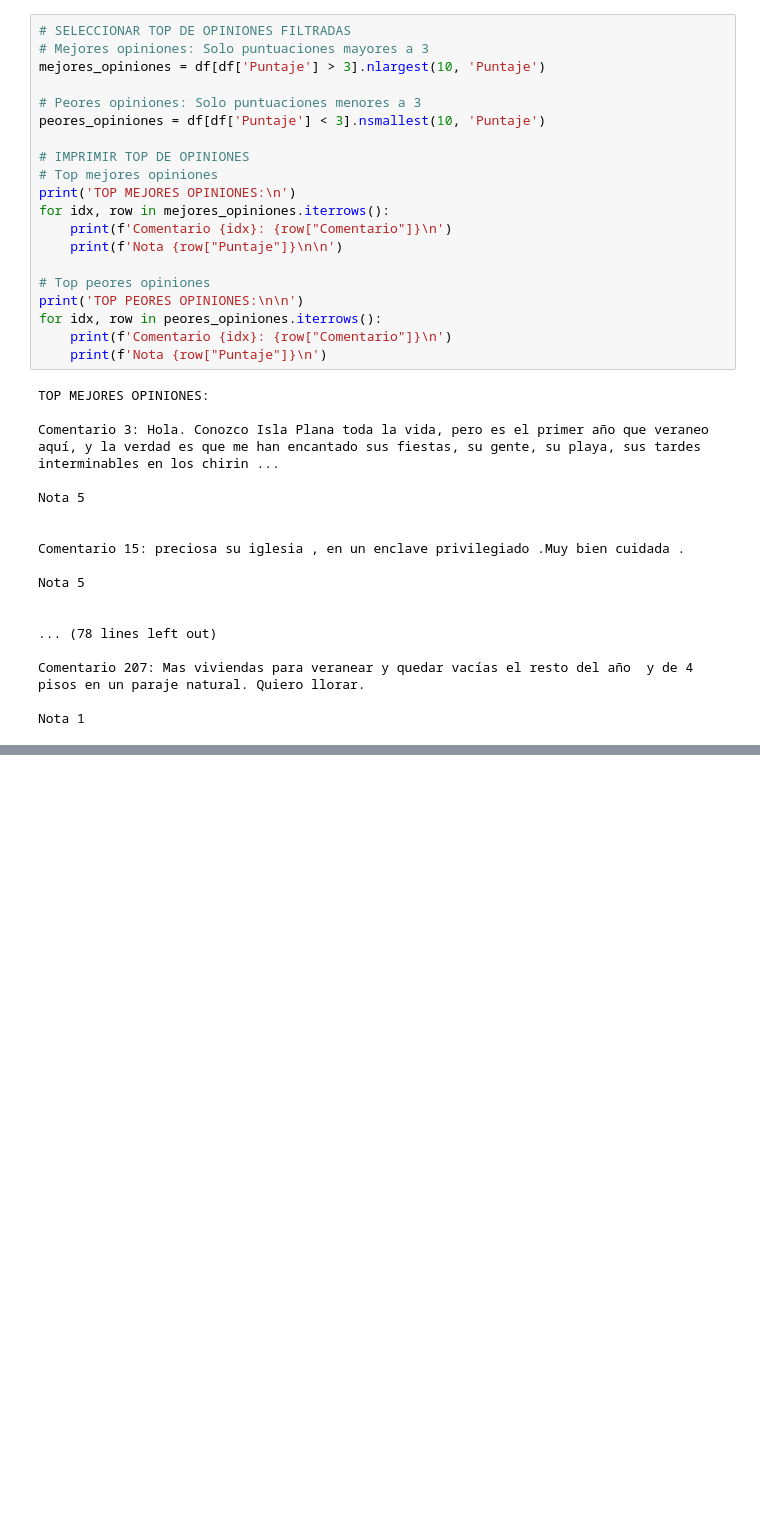
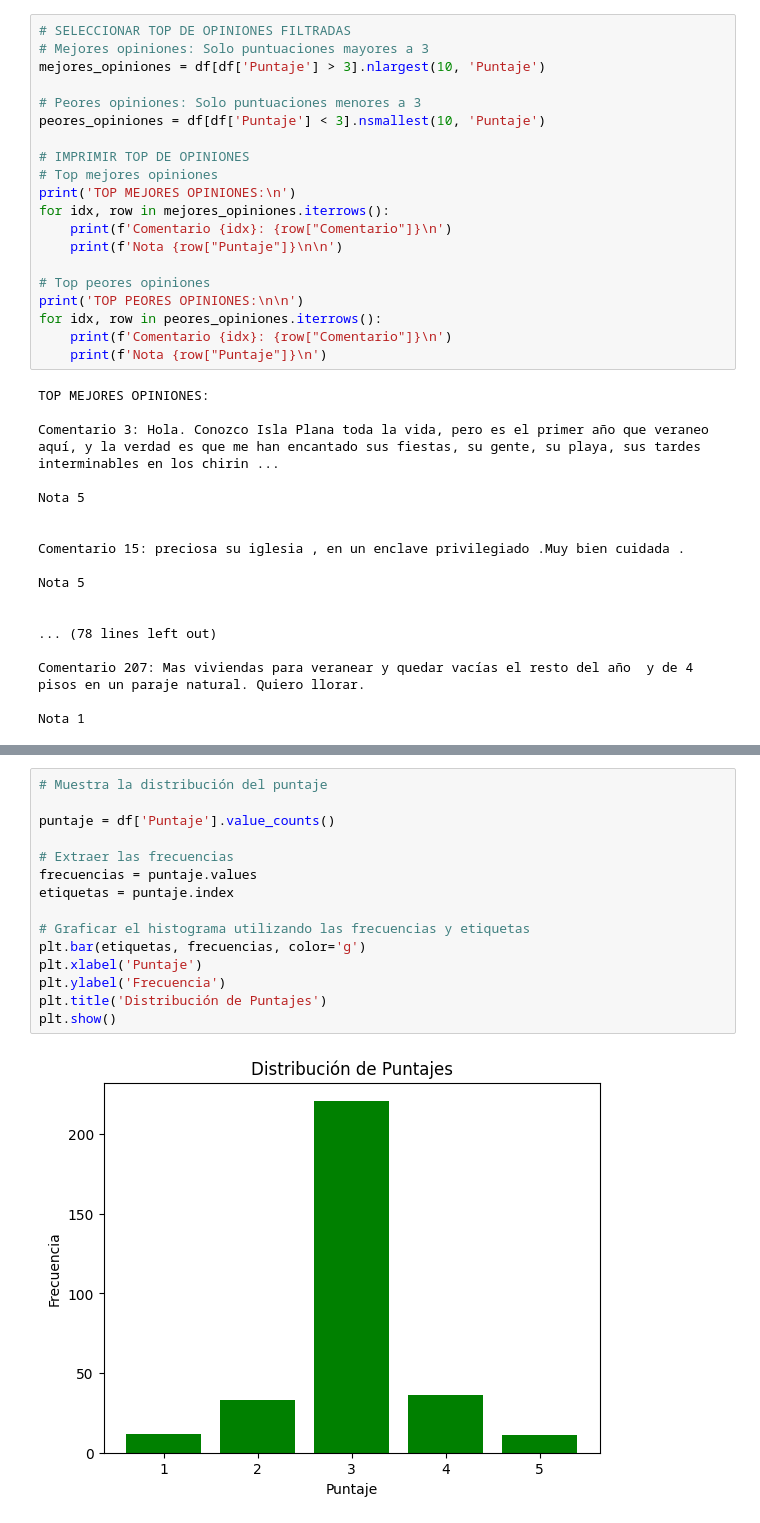
Before and after one commit to manugatri/analisis_sentimientos, a Jupyter notebook: TRATAMIENTO_OPENIA.ipynb, the cells around one changed output, grey strips where cells are left out. Drawn from its saved outputs; the diff is of its cells as text; blank space fills up the shorter version.

```diff
--- a/TRATAMIENTO_OPENIA.ipynb
+++ b/TRATAMIENTO_OPENIA.ipynb
@@ -74,6 +79,23 @@ Puntaje
 1     12
 5     11
 Name: count, dtype: int64
+# %%
+# Muestra la distribución del puntaje
+
+puntaje = df['Puntaje'].value_counts()
+
+# Extraer las frecuencias
+frecuencias = puntaje.values
+etiquetas = puntaje.index
+
+# Graficar el histograma utilizando las frecuencias y etiquetas
+plt.bar(etiquetas, frecuencias, color='g')
+plt.xlabel('Puntaje')
+plt.ylabel('Frecuencia')
+plt.title('Distribución de Puntajes')
+plt.show()
+# %% [output]
+[figure, added]
 # %%
 # NUBE DE PALABRA DE TODOS LOS COMENTARIOS
 
```
Also changed, not shown: parts of 6 cells of this notebook.
